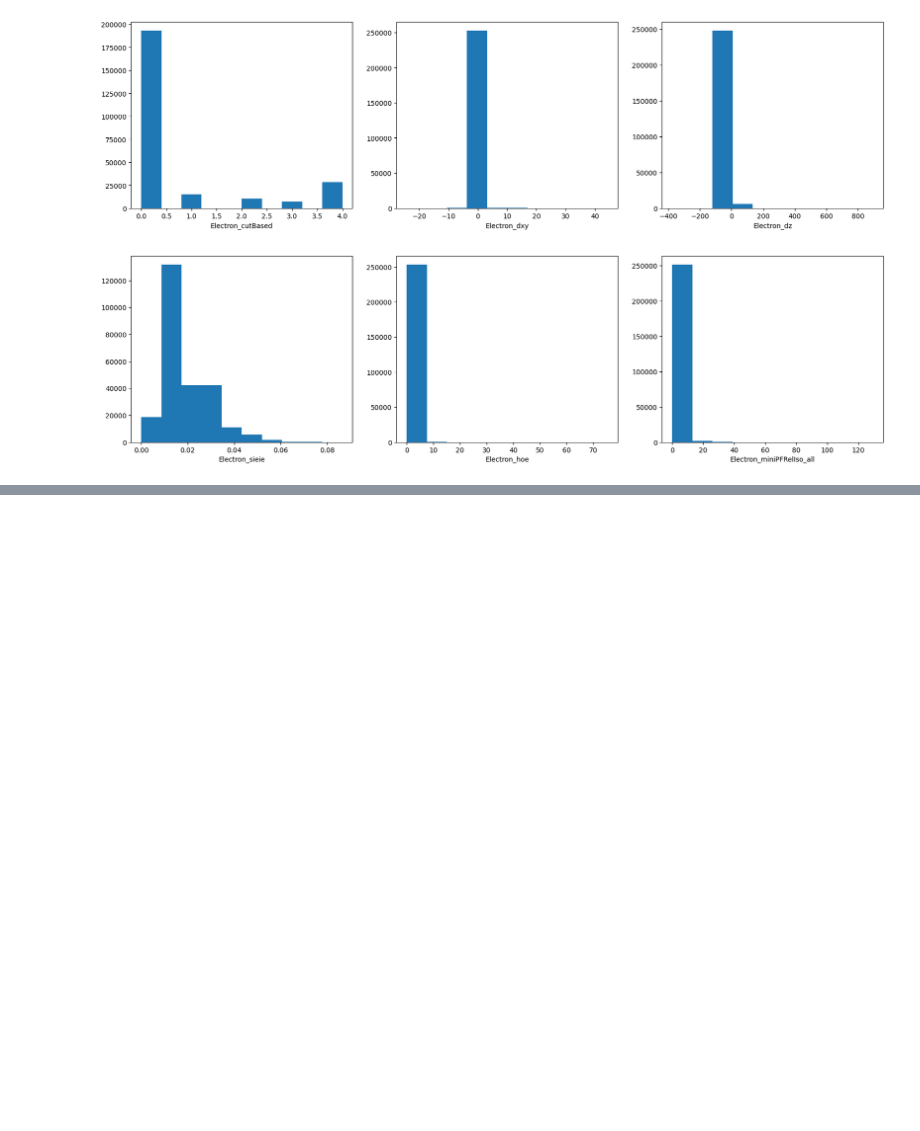
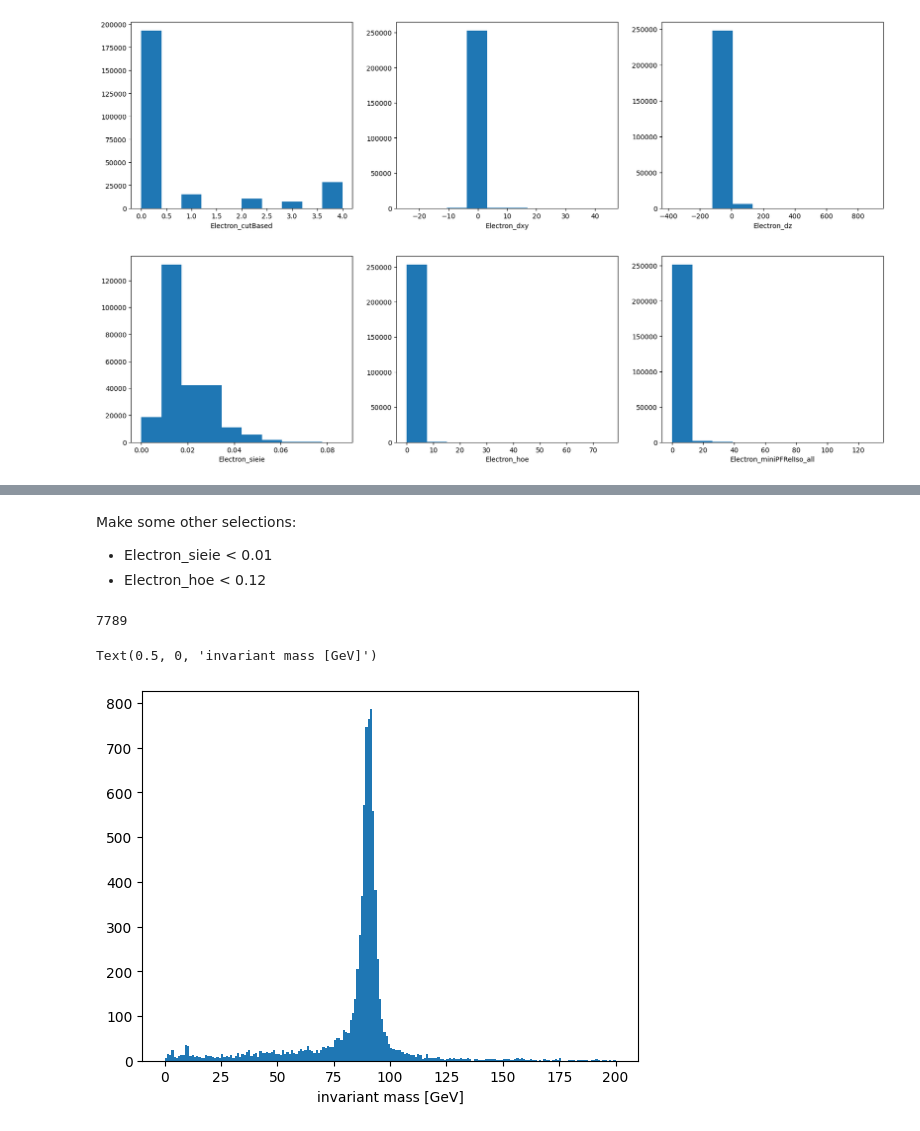
Before and after one commit to QuarkNet-HEP/dielectron-jupyter, a Jupyter notebook: dielectron.ipynb, the cells around one changed output, grey strips where cells are left out. Cells and saved outputs as stored; diff of their text form; code cells hidden in the pictures; blank space fills up the shorter version.

Commit message:
further selections

```diff
--- a/dielectron.ipynb
+++ b/dielectron.ipynb
@@ -118,0 +111,36 @@ for i,v in enumerate(['Electron_sieie', 'Electron_hoe', 'Electron_miniPFRelIso_a
+# %%
+oppsign_selection = (ak.prod(df['Electron_charge'], axis=1) == -1)
+
+df = df[oppsign_selection]
+# %% [markdown]
+Make some other selections:
+
+* Electron_sieie < 0.01
+* Electron_hoe < 0.12
+# %%
+more_selections = (
+    ak.all(df['Electron_sieie'] < 0.01, axis=1) &
+    ak.all(df['Electron_hoe'] < 0.12, axis=1)
+)
+
+df = df[more_selections]
+# %%
+len(df)
+# %% [output]
+7789
+# %%
+electrons = ak.zip({
+    'pt': df.Electron_pt,
+    'phi': df.Electron_phi,
+    'eta': df.Electron_eta,
+    'mass': df.Electron_mass,
+    'charge': df.Electron_charge,
+}, with_name='Momentum4D')
+# %%
+M = (electrons[:, 0] + electrons[:, 1]).mass
+# %%
+plt.hist(M, bins=200, range=(0,200))
+plt.xlabel('invariant mass [GeV]')
+# %% [output]
+Text(0.5, 0, 'invariant mass [GeV]')
+[figure, added]
```
Also changed, not shown: parts of 4 cells of this notebook.
